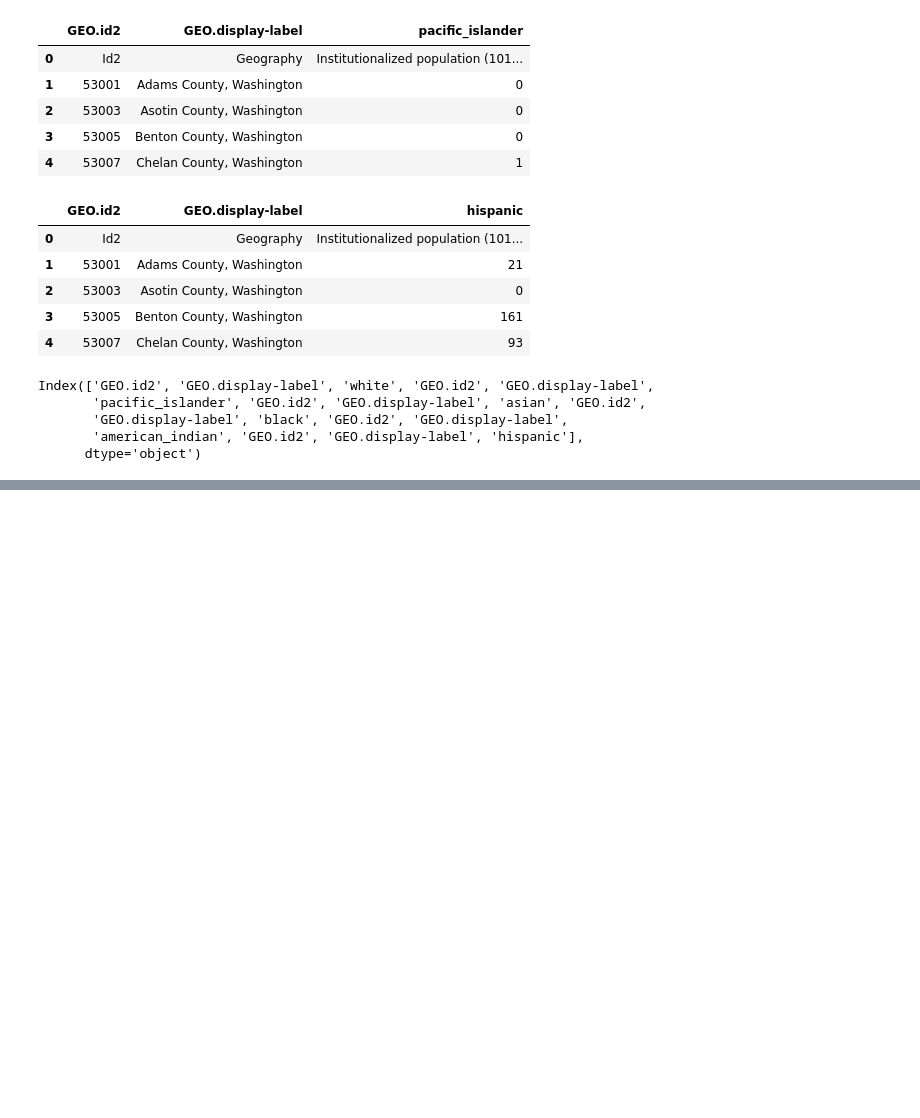
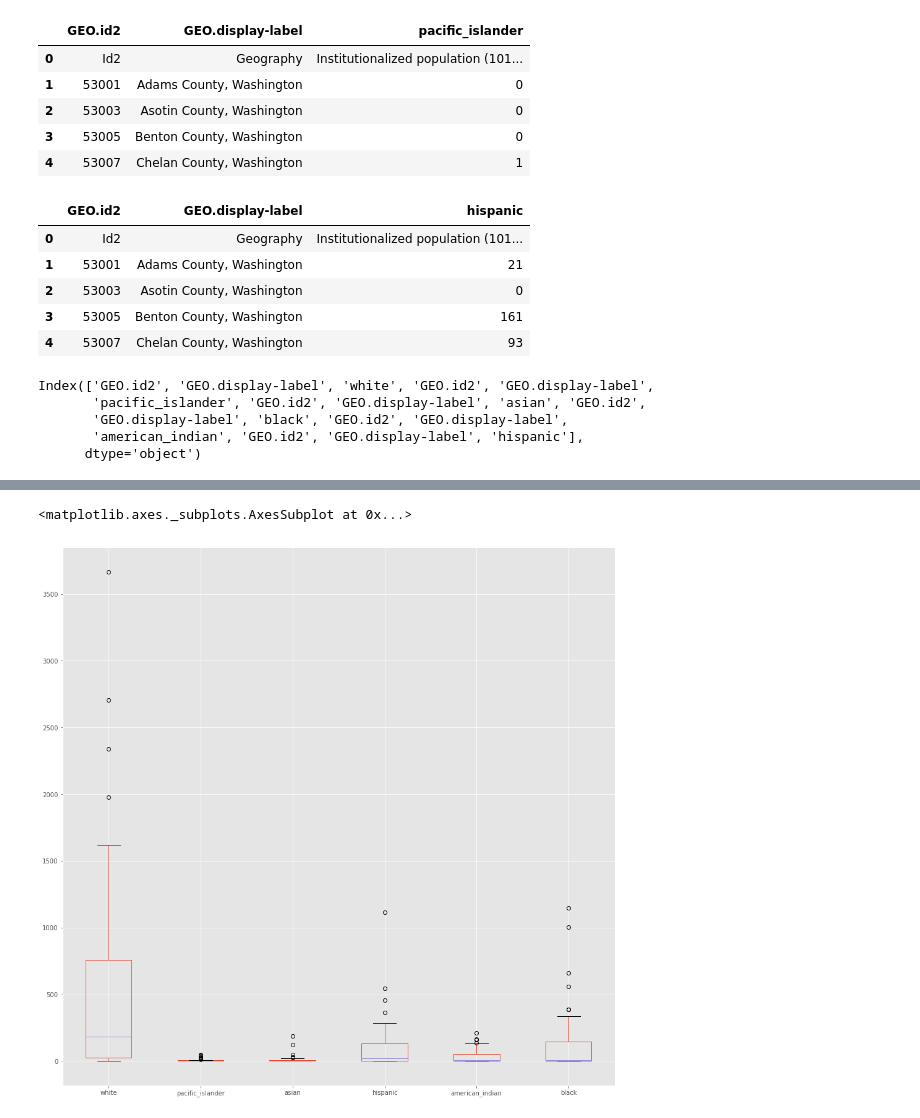
Before and after one commit to rnjeri/algorithmic_bias, a Jupyter notebook: washington_state_census_data_EDA.ipynb, the cells around one changed output, grey strips where cells are left out. Cells and saved outputs as stored; diff of their text form; code cells hidden in the pictures; blank space fills up the shorter version.

Commit message:
Further EDA on race distribution

```diff
--- a/washington_state_census_data_EDA.ipynb
+++ b/washington_state_census_data_EDA.ipynb
@@ -106,3 +106,5 @@ race_distribution_df.head()
 | 2 | Asotin County, Washington | 46 | 0 | 0 | 0 | 1 | 0 |
 | 3 | Benton County, Washington | 610 | 0 | 6 | 161 | 9 | 55 |
 | 4 | Chelan County, Washington | 272 | 1 | 8 | 93 | 17 | 3 |
+# %%
+race_distribution_df = race_distribution_df.drop(race_distribution_df.index[0])
@@ -108,0 +134,7 @@ race_distribution_df.head()
+# %%
+rddf = race_distribution_df.apply(lambda x: pd.to_numeric(x, errors='ignore'))
+# %%
+rddf.plot(kind='box', figsize=(16,16))
+# %% [output]
+<matplotlib.axes._subplots.AxesSubplot at 0x...>
+[figure, added]
```
Also changed, not shown: parts of 4 cells of this notebook.
